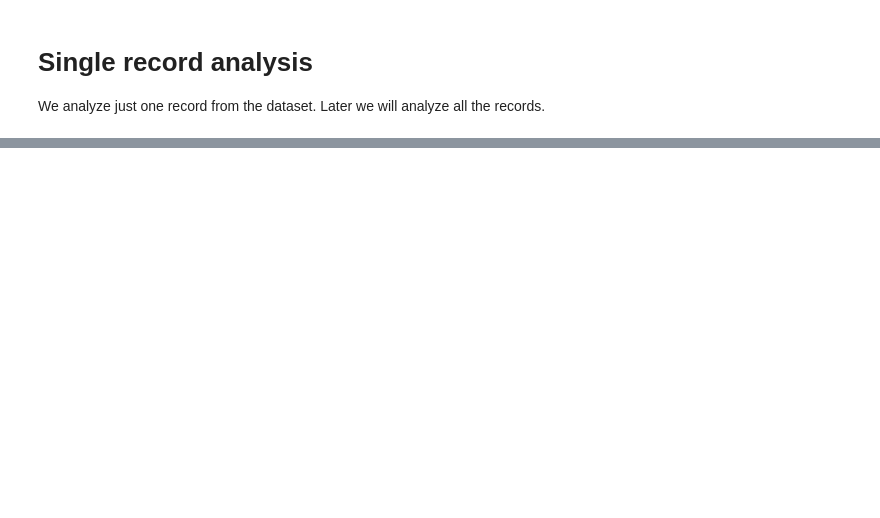
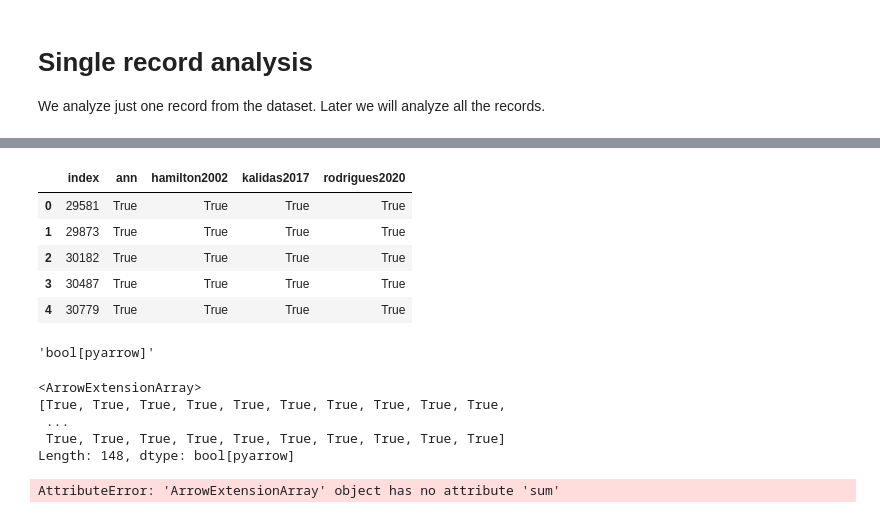
Before and after one commit to Vinicius667/ectopic_beats_detection, a Jupyter notebook: 02_neurokit.ipynb, the cells around one changed output, grey strips where cells are left out. Cells and saved outputs as stored; diff of their text form; code cells hidden in the pictures; blank space fills up the shorter version.

```diff
--- a/02_neurokit.ipynb
+++ b/02_neurokit.ipynb
@@ -58,9 +27,9 @@ We analyze just one record from the dataset. Later we will analyze all the recor
 # %%
 # Load record
 
-record_num = 212
+record_num = 100
 record, ann =  load_record(record_num)
-fs = record.fs
+fs = int(record.fs)
 
 total_time = 34 # seconds
 offset = 80 # seconds
@@ -171,6 +147,38 @@ fig.update_layout(
         type="linear"
     )
 )
+# %%
+series_concat_index = pd.concat([df_beats.cor_peak_index] + [dict_results[method].local_max for method in methods], axis = 0, ignore_index=True)
+
+df_comp_methods = pd.DataFrame({'index' : series_concat_index}).reset_index(drop = True)
+
+df_comp_methods['ann'] = pd.Series(df_comp_methods['index'].isin(df_beats.cor_peak_index), dtype = BOOL_TYPE)
+
+
+for method in methods:
+    df_comp_methods[method] = pd.Series(df_comp_methods['index'].isin(dict_results[method].local_max), dtype = BOOL_TYPE)
+
+
+df_comp_methods.head()
+# %% [output]
+|  | index | ann | hamilton2002 | kalidas2017 | rodrigues2020 |
+| 0 | 29581 | True | True | True | True |
+| 1 | 29873 | True | True | True | True |
+| 2 | 30182 | True | True | True | True |
+| 3 | 30487 | True | True | True | True |
+| 4 | 30779 | True | True | True | True |
+# %%
+BOOL_TYPE
+# %% [output]
+'bool[pyarrow]'
+# %%
+((df_comp_methods['ann'] == True) & (df_comp_methods[method]) == True).values#.sum()
+# %% [output]
+<ArrowExtensionArray>
+[True, True, True, True, True, True, True, True, True, True,
+ ...
+ True, True, True, True, True, True, True, True, True, True]
+Length: 148, dtype: bool[pyarrow]
 # %%
 for method in methods:
     true_positive = ((df_comp_methods['ann'] == True) & (df_comp_methods[method]) == True).values.sum()
@@ -185,6 +193,8 @@ for method in methods:
 
 
     print(f'{method}:\n\tPrecision: {100*precision:.2f} %\n\tRecall: {100*recall:.2f} %\n\tAccuracy: {100*accuracy:.2f} %\n')
+# %% [output]
+AttributeError: 'ArrowExtensionArray' object has no attribute 'sum'
 # %%
 total_time = 30 # seconds
 offset = 17 # seconds
```
Also changed, not shown: parts of 4 cells of this notebook, 5 other files.
